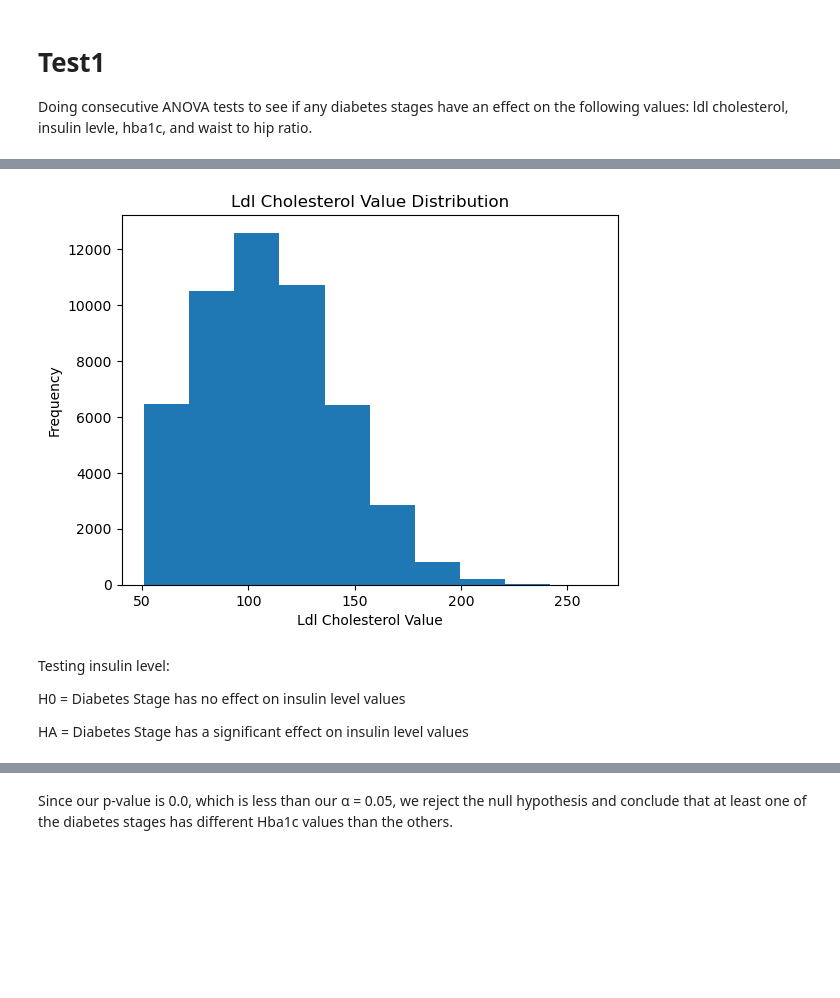
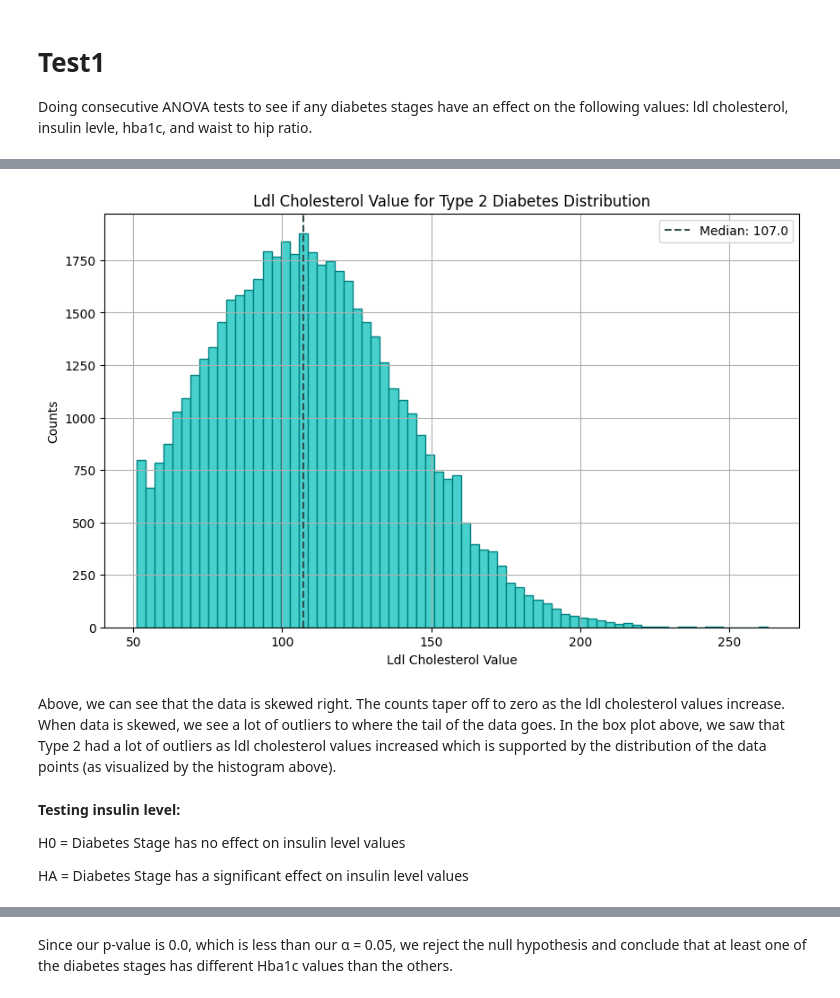
Before and after one commit to XaelZeph/CMSC320_FinalProject, a Jupyter notebook: PreprocessingAndAnalysis.ipynb, the cells around one changed output, grey strips where cells are left out. Drawn from its saved outputs; the diff is of its cells as text; code cells hidden in the pictures; blank space fills up the shorter version.

Commit message:
Updated Preprocessing and Analysis with graphs

```diff
--- a/PreprocessingAndAnalysis.ipynb
+++ b/PreprocessingAndAnalysis.ipynb
@@ -145,13 +278,21 @@ Since our p-value is 3.21445396143435e-81, which is less than our α = 0.05, we
 # %%
-plt.title("Ldl Cholesterol Value Distribution")
+plt.figure(figsize=(10, 6))
+plt.hist(ldl_type2, bins=70, color='mediumturquoise', edgecolor='teal')
+plt.title("Ldl Cholesterol Value for Type 2 Diabetes Distribution")
 plt.xlabel("Ldl Cholesterol Value")
-plt.ylabel("Frequency")
-plt.hist(ldl_type2)
+plt.ylabel("Counts")
+plt.grid()
+
+median = np.median(ldl_type2)
+plt.axvline(median, color='darkslategray', linestyle='--', label=f'Median: {median:.1f}')
+plt.legend()
 plt.show()
 # %% [output]
-[figure, old version]
+[figure, new version]
+# %% [markdown]
+Above, we can see that the data is skewed right. The counts taper off to zero as the ldl cholesterol values increase. When data is skewed, we see a lot of outliers to where the tail of the data goes. In the box plot above, we saw that Type 2 had a lot of outliers as ldl cholesterol values increased which is supported by the distribution of the data points (as visualized by the histogram above).
 # %% [markdown]
-Testing insulin level:
+**Testing insulin level:**
 
 H0 = Diabetes Stage has no effect on insulin level values
 
```
Also changed, not shown: parts of 47 cells of this notebook.
